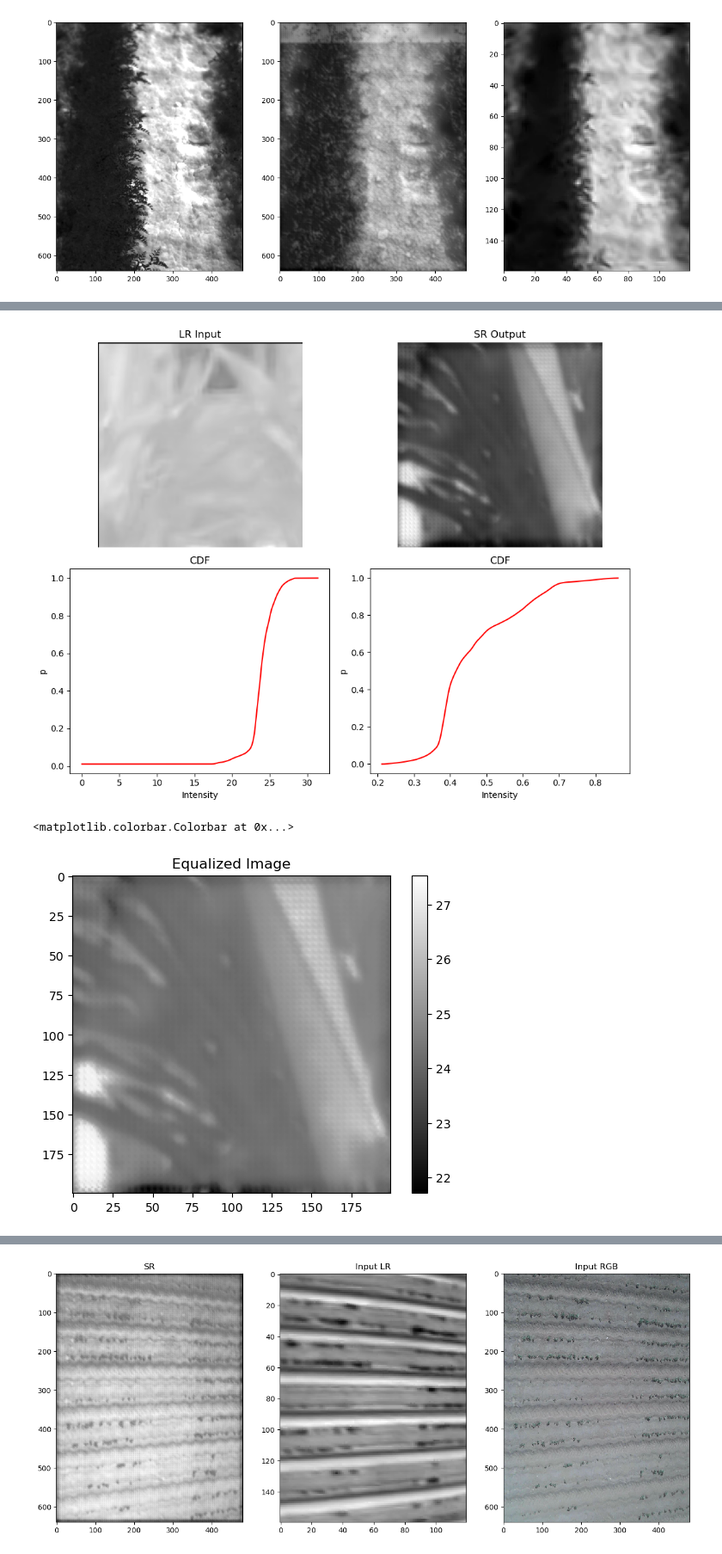
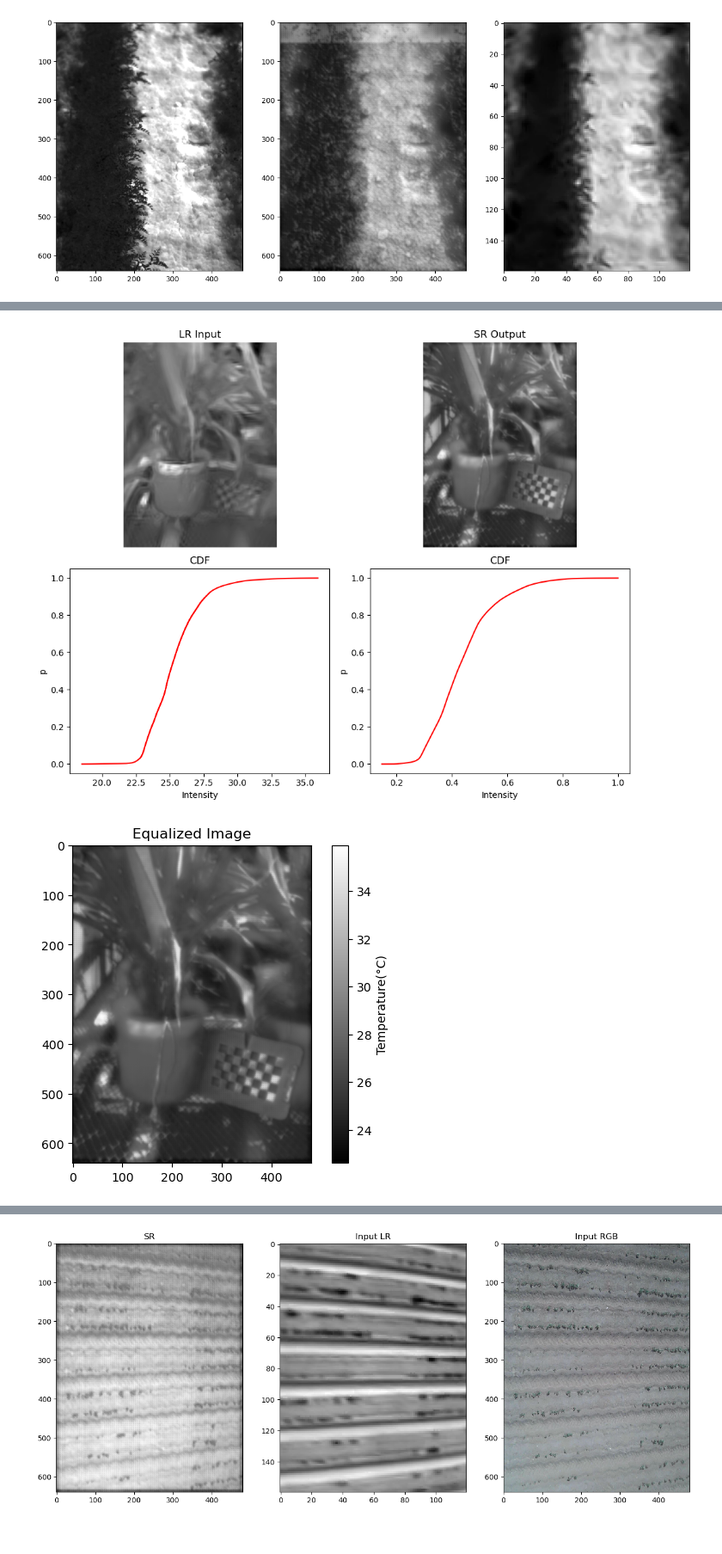
Before and after one commit to GEMINI-Breeding/SRGAN-PyTorch, a Jupyter notebook: test_themalRGB.ipynb, the cells around one changed output, grey strips where cells are left out. Shown at 86% size. Saved outputs shown, nothing was run; the diff lists cells and outputs as text; code cells hidden in the pictures.

```diff
--- a/test_themalRGB.ipynb
+++ b/test_themalRGB.ipynb
@@ -151,10 +151,11 @@ process_dataset(dataroot="/home/lion397/data/datasets/GEMINI/2022-04-05-Garbanzo
 #sample_dataset = ImageDataset(dataroot="/home/lion397/data/datasets/GEMINI/Training_220315/val/",image_size=96, upscale_factor=4, mode="train")
 sample_dataset = ImageDataset(dataroot="/home/lion397/data/datasets/GEMINI/Training_220315/val",image_size=96, upscale_factor=4, mode="train")
 (low_img, rgb_img, high_ir) = sample_dataset.getImage(10)
-crop_bbox = [0,0,200,200]
-low_img = low_img[crop_bbox[0]//4:crop_bbox[2]//4,crop_bbox[1]//4:crop_bbox[3]//4]
-rgb_img = rgb_img[crop_bbox[0]:crop_bbox[2],crop_bbox[1]:crop_bbox[3]]
-high_ir = high_ir[crop_bbox[0]:crop_bbox[2],crop_bbox[1]:crop_bbox[3]]
+if 0:
+    crop_bbox = [0,0,200,200]
+    low_img = low_img[crop_bbox[0]//4:crop_bbox[2]//4,crop_bbox[1]//4:crop_bbox[3]//4]
+    rgb_img = rgb_img[crop_bbox[0]:crop_bbox[2],crop_bbox[1]:crop_bbox[3]]
+    high_ir = high_ir[crop_bbox[0]:crop_bbox[2],crop_bbox[1]:crop_bbox[3]]
 
 rgb_img_disp = rgb_img
 low_img = torch.FloatTensor(low_img)[None, None,:, :]/255.0
@@ -191,10 +192,10 @@ plt.show()
 # %%
 # Load the two input images
-image1 = sr_img  # Load as grayscale
+image1 = sr_img/np.max(sr_img)  # Load as grayscale
 if 0:
     image2 = lr_img  # Load as grayscale
 else:
-    image2 = imread("IMG_0339_IR.tiff") / 1000
+    image2 = imread("IMG_0361_IR.tiff") / 1000
 
     # Specify the rotation angle
     angle = 180  # Rotate by 45 degrees clockwise
@@ -210,12 +211,18 @@ else:
     rotated_image = cv2.warpAffine(image2, rotation_matrix, (width, height))
 
     #image2 = cv2.resize(image2, dsize=(rgb_img.shape[1]//4,rgb_img.shape[0]//4))
-    crop_bbox = [0,0,200,200]
+    size = 100
+    x = 85
+    y = 1
+    h = 4*size
+    w = 3*size
+
+    crop_bbox = [y,x,y+h,x+w]
     image2 = rotated_image[crop_bbox[0]:crop_bbox[2],crop_bbox[1]:crop_bbox[3]]
     #image2 = rotated_image
 
 # Calculate the histogram of the first image
-n_bins = 1000
+n_bins = 10000
 #hist1, bins1 = np.histogram(image1.flatten(), n_bins,[0,1],density=True)
 hist1, bins1 = np.histogram(image1.flatten(), n_bins, density=True)
 
@@ -233,37 +240,37 @@ cdf2_normalized = cdf2  / cdf2.max()
 # Perform histogram equalization
 cdf_mapping = np.interp(cdf1_normalized, cdf2_normalized, bins2[:-1])
 #cdf_mapping = np.interp(cdf1, cdf2, bins2[:-1])
-image1_equalized = cdf_mapping[np.round(image1 * n_bins).astype('uint32')]
+image1_equalized = cdf_mapping[np.round(image1 * (n_bins-1)).astype('uint32')]
 
 # Display the original and equalized images
 fig, ax = plt.subplots(2, 2, figsize=(10, 8))
 ax[0, 0].imshow(image2, cmap='gray')
 ax[0, 0].set_title('LR Input')
 ax[0, 0].axis('off')
 ax[0, 1].imshow(image1, cmap='gray')
 ax[0, 1].set_title('SR Output')
 ax[0, 1].axis('off')
 #ax[1, 0].hist(image2.flatten(), 256, [0, 1], color='r')
 ax[1, 0].plot(bins2[:-1],cdf2_normalized,color='r')
 #ax[1, 0].set_title('LR Input')
 ax[1, 0].set_title('CDF')
 ax[1, 0].set_xlabel("Intensity")
 ax[1, 0].set_ylabel("p")
 #ax[1, 1].hist(image1.flatten(), 256, [0, 1], color='r')
 ax[1, 1].plot(bins1[:-1],cdf1_normalized,color='r')
 #ax[1, 1].set_title('SR Output')
 ax[1, 1].set_title('CDF')
 ax[1, 1].set_xlabel("Intensity")
 ax[1, 1].set_ylabel("p")
 plt.tight_layout()
 plt.show()
 
 # Display the equalized image
 plt.imshow(image1_equalized,cmap="gray")
 plt.title('Equalized Image')
-plt.colorbar()
+colorbar = plt.colorbar()
+colorbar.set_label('Temperature(°C)')
 # %% [output]
-[figure, old version]
+[figure, new version]
-<matplotlib.colorbar.Colorbar at 0x...>
-[figure, old version]
+[figure, new version]
 # %%
```
Also changed, not shown: parts of 2 cells of this notebook, 2 other files.
